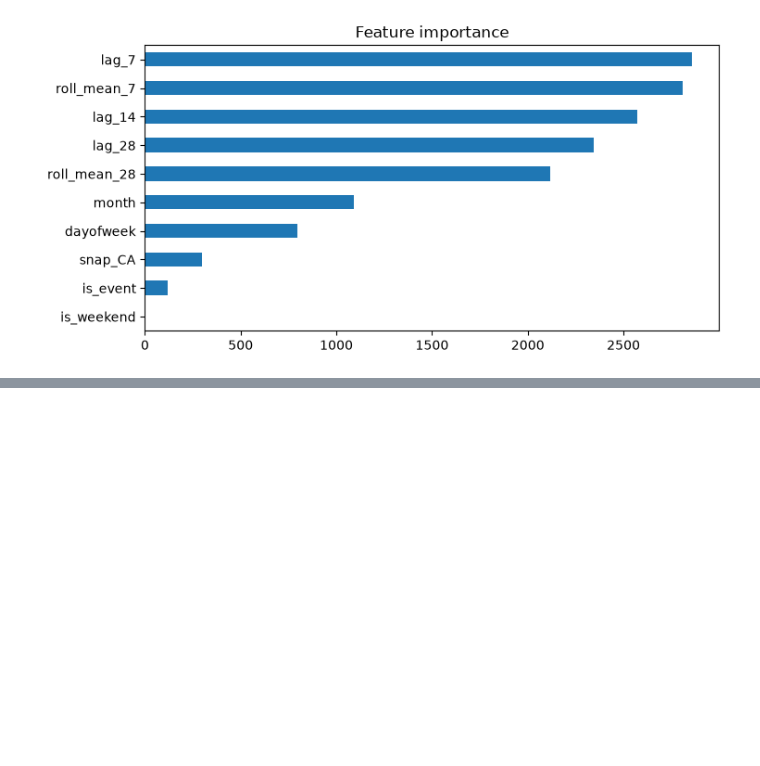
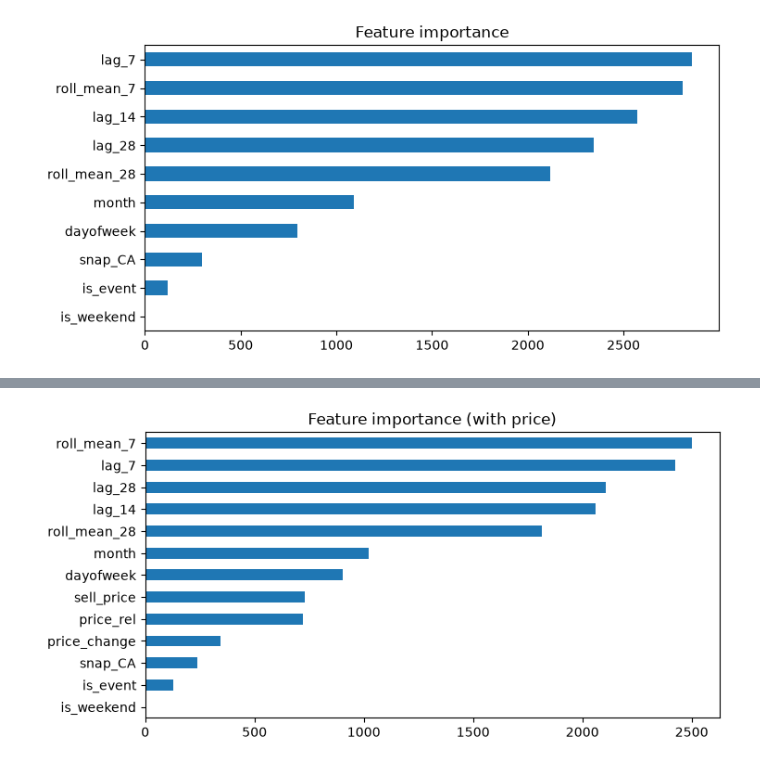
Before and after one commit to kianooo/demand-forecast, a Jupyter notebook: 02_modeling.ipynb, the cells around one changed output, grey strips where cells are left out. Drawn from its saved outputs; the diff is of its cells as text; code cells hidden in the pictures; blank space fills up the shorter version.

```diff
--- a/02_modeling.ipynb
+++ b/02_modeling.ipynb
@@ -185,0 +206,15 @@ plt.show()
+# %%
+def add_price_features(df):
+    df = df.sort_values(["item_id", "date"]).copy()
+    g = df.groupby("item_id")["sell_price"]
+    df["price_lag_7"] = g.shift(7)
+    # price change vs last week: negative = discount happening
+    df["price_change"] = (df["sell_price"] - df["price_lag_7"]) / df["price_lag_7"]
+    # price vs item's own typical price: below 1 = cheaper than usual
+    df["price_rel"] = df["sell_price"] / g.transform("mean")
+    return df
+
+long2 = add_price_features(long2)
+feat2 = make_features(long2)
+feat2 = feat2.dropna(subset=["lag_7", "lag_14", "lag_28", "roll_mean_7", "roll_mean_28", "sell_price"])
+print(feat2.shape)
@@ -185,0 +223,20 @@ plt.show()
+# %%
+FEATURES2 = FEATURES + ["sell_price", "price_change", "price_rel"]
+
+train2 = feat2[feat2["date"] <= cutoff]
+test2  = feat2[feat2["date"] >  cutoff]
+
+model2 = lgb.LGBMRegressor(n_estimators=500, learning_rate=0.05, random_state=42)
+model2.fit(train2[FEATURES2], train2["units"])
+
+test2 = test2.copy()
+test2["pred"] = model2.predict(test2[FEATURES2]).clip(min=0)
+
+mae2 = test2.groupby("item_id").apply(
+    lambda x: np.mean(np.abs(x["units"] - x["pred"]))
+).mean()
+
+print(f"Naive MAE:            8.09")
+print(f"LightGBM MAE:         6.10")
+print(f"LightGBM+price MAE:   {mae2:.2f}")
+print(f"Improvement vs naive: {(8.09 - mae2) / 8.09:.1%}")
@@ -185,0 +254,6 @@ plt.show()
+# %%
+imp = pd.Series(model2.feature_importances_, index=FEATURES2).sort_values()
+imp.plot(kind="barh", figsize=(8, 4), title="Feature importance (with price)")
+plt.show()
+# %% [output]
+[figure, added]
```
Also changed, not shown: parts of 5 cells of this notebook.
